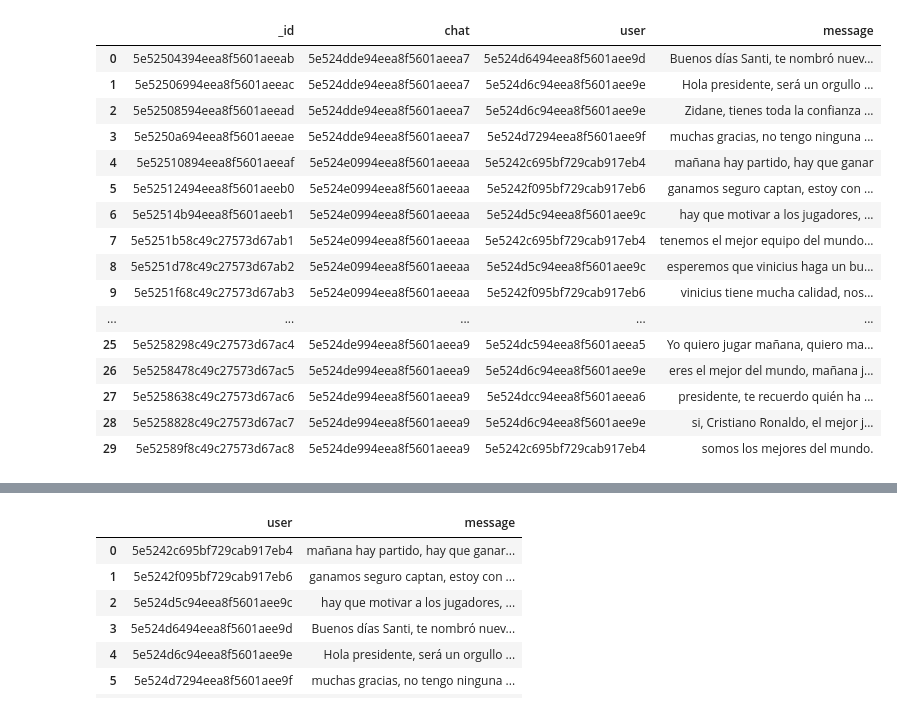
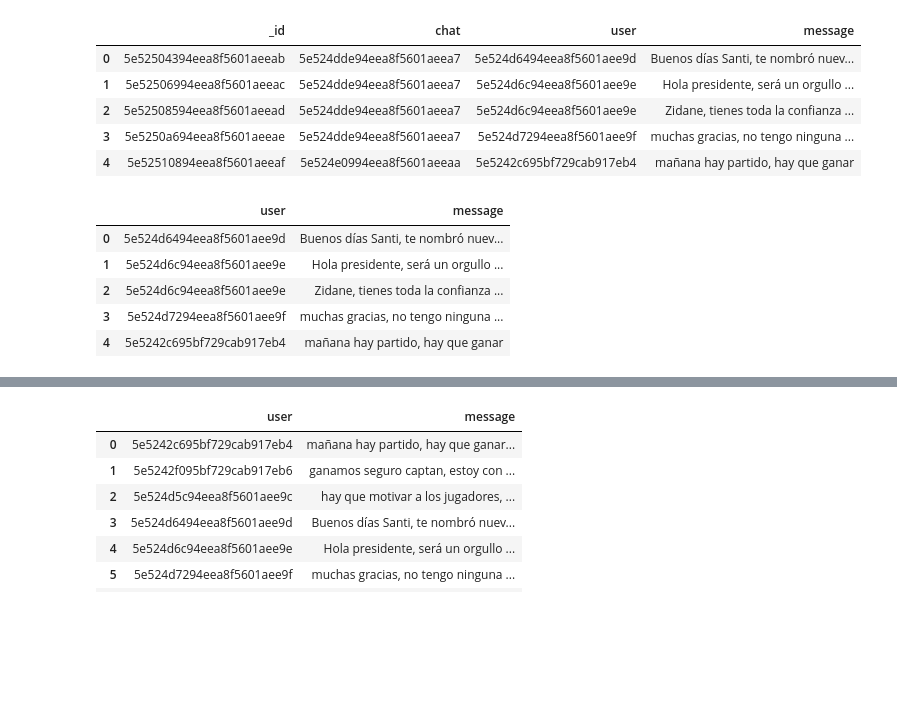
Before and after one commit to Bersuan/Proyecto-API, a Jupyter notebook: Recomendar-usuario.ipynb, the cells around one changed output, grey strips where cells are left out. Saved outputs shown, nothing was run; the diff lists cells and outputs as text; code cells hidden in the pictures; blank space fills up the shorter version.

```diff
--- a/Recomendar-usuario.ipynb
+++ b/Recomendar-usuario.ipynb
@@ -13,24 +13,23 @@ db = client.get_database()
 # %%
 collection1 = db.Message
 data1 = pd.DataFrame(list(collection1.find()))
-data1
+data1.head()
 # %% [output]
 |  | _id | chat | user | message |
 | 0 | 5e52504394eea8f5601aeeab | 5e524dde94eea8f5601aeea7 | 5e524d6494eea8f5601aee9d | Buenos días Santi, te nombró nuev... |
 | 1 | 5e52506994eea8f5601aeeac | 5e524dde94eea8f5601aeea7 | 5e524d6c94eea8f5601aee9e | Hola presidente, será un orgullo ... |
 | 2 | 5e52508594eea8f5601aeead | 5e524dde94eea8f5601aeea7 | 5e524d6c94eea8f5601aee9e | Zidane, tienes toda la confianza ... |
 | 3 | 5e5250a694eea8f5601aeeae | 5e524dde94eea8f5601aeea7 | 5e524d7294eea8f5601aee9f | muchas gracias, no tengo ninguna ... |
 | 4 | 5e52510894eea8f5601aeeaf | 5e524e0994eea8f5601aeeaa | 5e5242c695bf729cab917eb4 | mañana hay partido, hay que ganar |
-| 5 | 5e52512494eea8f5601aeeb0 | 5e524e0994eea8f5601aeeaa | 5e5242f095bf729cab917eb6 | ganamos seguro captan, estoy con ... |
-| 6 | 5e52514b94eea8f5601aeeb1 | 5e524e0994eea8f5601aeeaa | 5e524d5c94eea8f5601aee9c | hay que motivar a los jugadores, ... |
-| 7 | 5e5251b58c49c27573d67ab1 | 5e524e0994eea8f5601aeeaa | 5e5242c695bf729cab917eb4 | tenemos el mejor equipo del mundo... |
-| 8 | 5e5251d78c49c27573d67ab2 | 5e524e0994eea8f5601aeeaa | 5e524d5c94eea8f5601aee9c | esperemos que vinicius haga un bu... |
-| 9 | 5e5251f68c49c27573d67ab3 | 5e524e0994eea8f5601aeeaa | 5e5242f095bf729cab917eb6 | vinicius tiene mucha calidad, nos... |
-| ... | ... | ... | ... | ... |
-| 25 | 5e5258298c49c27573d67ac4 | 5e524de994eea8f5601aeea9 | 5e524dc594eea8f5601aeea5 | Yo quiero jugar mañana, quiero ma... |
-| 26 | 5e5258478c49c27573d67ac5 | 5e524de994eea8f5601aeea9 | 5e524d6c94eea8f5601aee9e | eres el mejor del mundo, mañana j... |
-| 27 | 5e5258638c49c27573d67ac6 | 5e524de994eea8f5601aeea9 | 5e524dcc94eea8f5601aeea6 | presidente, te recuerdo quién ha ... |
-| 28 | 5e5258828c49c27573d67ac7 | 5e524de994eea8f5601aeea9 | 5e524d6c94eea8f5601aee9e | si, Cristiano Ronaldo, el mejor j... |
-| 29 | 5e52589f8c49c27573d67ac8 | 5e524de994eea8f5601aeea9 | 5e5242c695bf729cab917eb4 | somos los mejores del mundo. |
+# %%
+affinity = data1[['user','message']]
+affinity.head()
+# %% [output]
+|  | user | message |
+| 0 | 5e524d6494eea8f5601aee9d | Buenos días Santi, te nombró nuev... |
+| 1 | 5e524d6c94eea8f5601aee9e | Hola presidente, será un orgullo ... |
+| 2 | 5e524d6c94eea8f5601aee9e | Zidane, tienes toda la confianza ... |
+| 3 | 5e524d7294eea8f5601aee9f | muchas gracias, no tengo ninguna ... |
+| 4 | 5e5242c695bf729cab917eb4 | mañana hay partido, hay que ganar |
 # %%
 agrupado = affinity.groupby('user').agg(lambda col: ', '.join(col))
```
Also changed, not shown: parts of 11 cells of this notebook.
